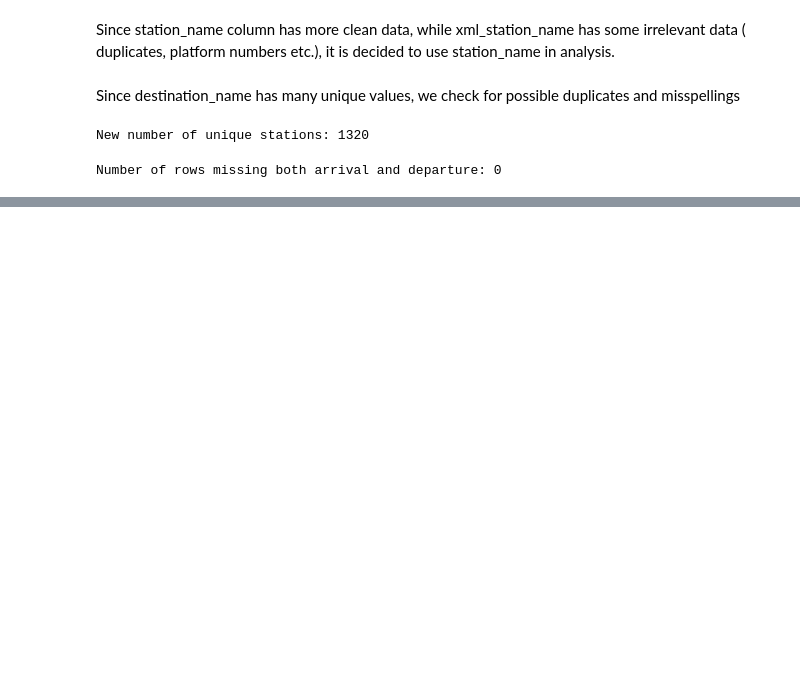
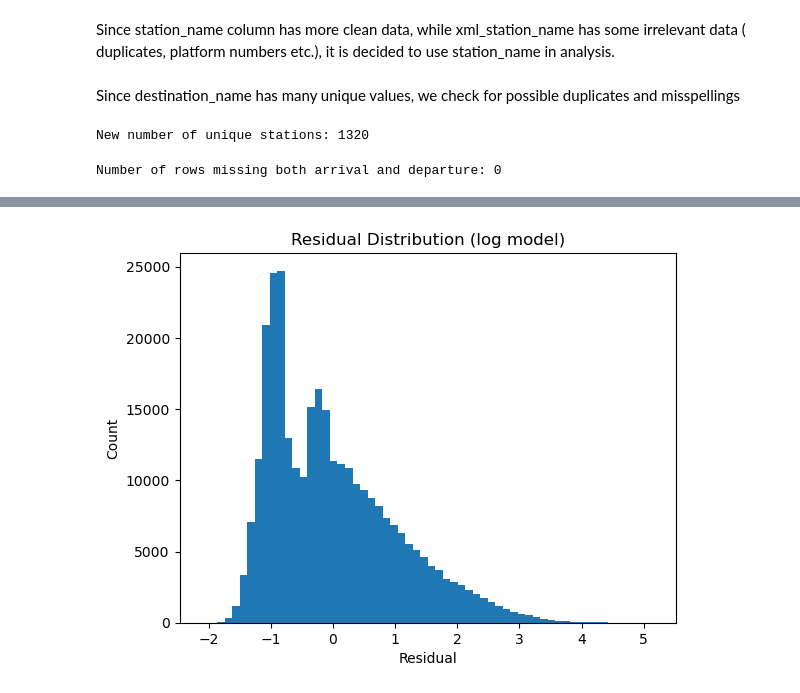
Before and after one commit to kellymegan/ASDA_2025_Group_2_Portfolio_, a Jupyter notebook: notebooks/exam_group2_notebook.ipynb, the cells around one changed output, grey strips where cells are left out. Drawn from its saved outputs; the diff is of its cells as text; code cells hidden in the pictures; blank space fills up the shorter version.

```diff
--- a/notebooks/exam_group2_notebook.ipynb
+++ b/notebooks/exam_group2_notebook.ipynb
@@ -266,0 +408,15 @@ df
+# %%
+# Split into train and test sets
+X = df_diag[features_num]
+y = df_diag["log_delay"]
+
+X_train, X_test, y_train, y_test = train_test_split(
+    X, y, test_size=0.2, random_state=42
+)
+# %%
+# Fit the log linear model
+model = LinearRegression()
+model.fit(X_train, y_train)
+
+y_pred = model.predict(X_test)
+residuals = y_test - y_pred
@@ -266,0 +433,10 @@ df
+# %%
+# Residual histogram
+plt.figure()
+plt.hist(residuals, bins=60)
+plt.title("Residual Distribution (log model)")
+plt.xlabel("Residual")
+plt.ylabel("Count")
+plt.show()
+# %% [output]
+[figure, added]
```
Also changed, not shown: parts of 43 cells of this notebook, 12 other files.
